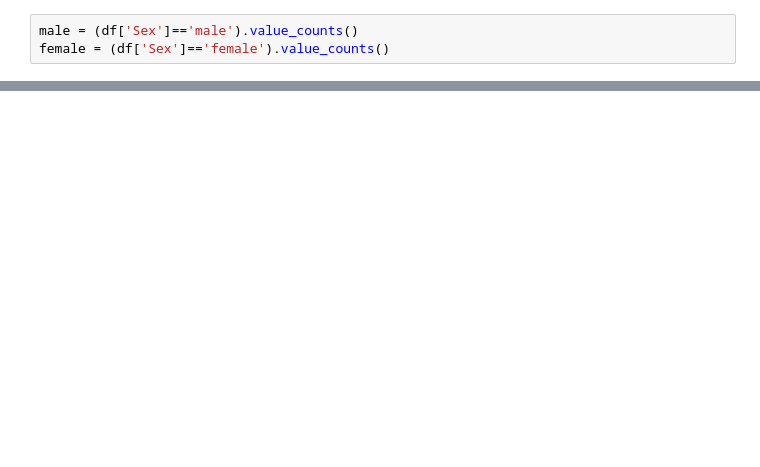
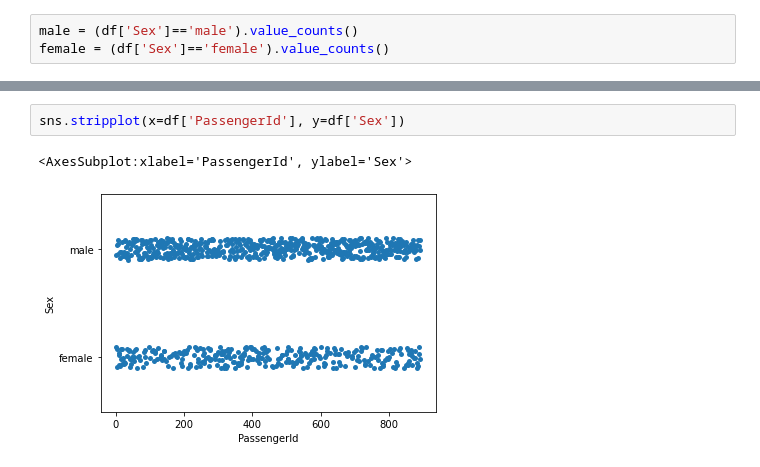
Before and after one commit to Jkhattak/OOP, a Jupyter notebook: TitanicData.ipynb, the cells around one changed output, grey strips where cells are left out. Cells and saved outputs as stored; diff of their text form; blank space fills up the shorter version.

```diff
--- a/TitanicData.ipynb
+++ b/TitanicData.ipynb
@@ -143,0 +180,5 @@ TypeError: Legend.__init__() got an unexpected keyword argument 'male'
+# %%
+sns.stripplot(x=df['PassengerId'], y=df['Sex'])
+# %% [output]
+<AxesSubplot:xlabel='PassengerId', ylabel='Sex'>
+[figure, added]
```
Also changed, not shown: parts of 8 cells of this notebook.
